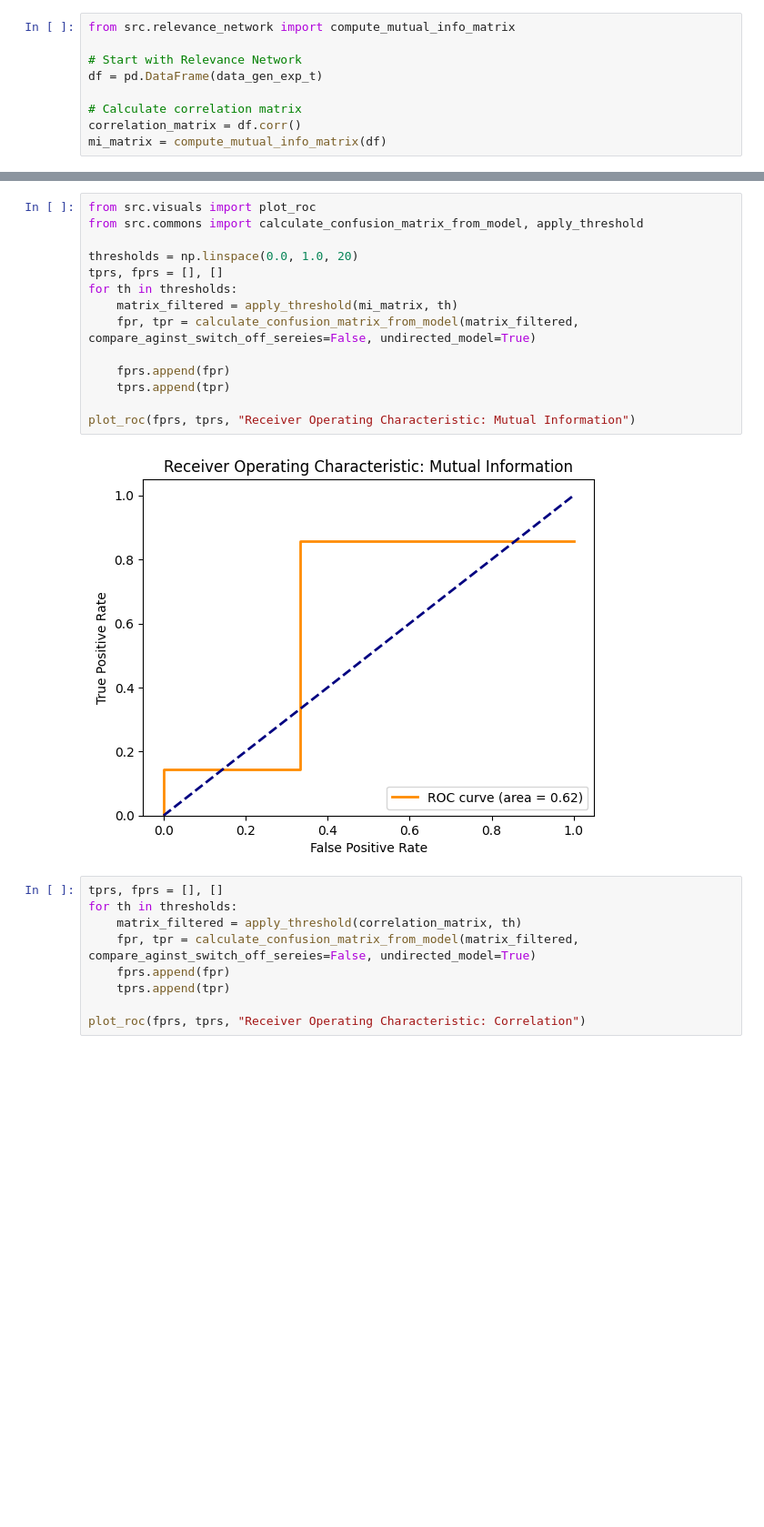
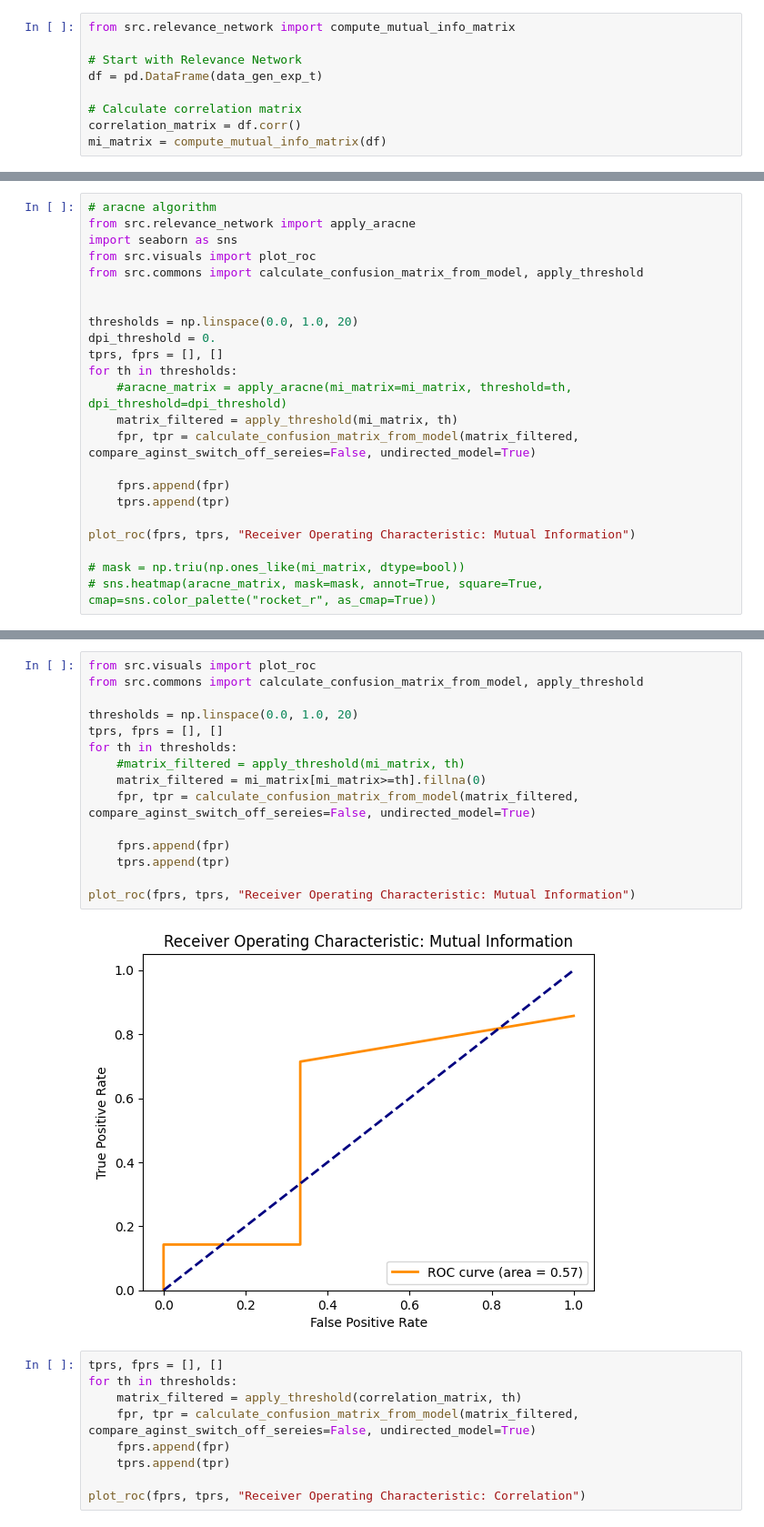
Before and after one commit to JanStern/Modeling-Biological-Networks-Assignment, a Jupyter notebook: main.ipynb, the cells around one changed output, grey strips where cells are left out. Shown: that part at 91% size. Saved outputs shown, nothing was run; the diff lists cells and outputs as text; blank space fills up the shorter version.

```diff
--- a/main.ipynb
+++ b/main.ipynb
@@ -39,0 +49,23 @@ plot_corr_and_mi_matrices(correlation_matrix, mi_matrix)
+# %%
+# aracne algorithm
+from src.relevance_network import apply_aracne
+import seaborn as sns
+from src.visuals import plot_roc
+from src.commons import calculate_confusion_matrix_from_model, apply_threshold
+
+
+thresholds = np.linspace(0.0, 1.0, 20)
+dpi_threshold = 0.
+tprs, fprs = [], []
+for th in thresholds:
+    #aracne_matrix = apply_aracne(mi_matrix=mi_matrix, threshold=th, dpi_threshold=dpi_threshold)
+    matrix_filtered = apply_threshold(mi_matrix, th)
+    fpr, tpr = calculate_confusion_matrix_from_model(matrix_filtered, compare_aginst_switch_off_sereies=False, undirected_model=True)
+
+    fprs.append(fpr)
+    tprs.append(tpr)
+
+plot_roc(fprs, tprs, "Receiver Operating Characteristic: Mutual Information")
+
+# mask = np.triu(np.ones_like(mi_matrix, dtype=bool))
+# sns.heatmap(aracne_matrix, mask=mask, annot=True, square=True, cmap=sns.color_palette("rocket_r", as_cmap=True))
@@ -53,19 +153,20 @@ def widget_plot(threshold):
 # %%
 from src.visuals import plot_roc
 from src.commons import calculate_confusion_matrix_from_model, apply_threshold
 
 thresholds = np.linspace(0.0, 1.0, 20)
 tprs, fprs = [], []
 for th in thresholds:
-    matrix_filtered = apply_threshold(mi_matrix, th)
+    #matrix_filtered = apply_threshold(mi_matrix, th)
+    matrix_filtered = mi_matrix[mi_matrix>=th].fillna(0)
     fpr, tpr = calculate_confusion_matrix_from_model(matrix_filtered, compare_aginst_switch_off_sereies=False, undirected_model=True)
 
     fprs.append(fpr)
     tprs.append(tpr)
 
 plot_roc(fprs, tprs, "Receiver Operating Characteristic: Mutual Information")
 # %% [output]
-[figure, old version]
+[figure, new version]
 # %%
 tprs, fprs = [], []
 for th in thresholds:
```
Also changed, not shown: parts of 15 cells of this notebook, 6 other files.
